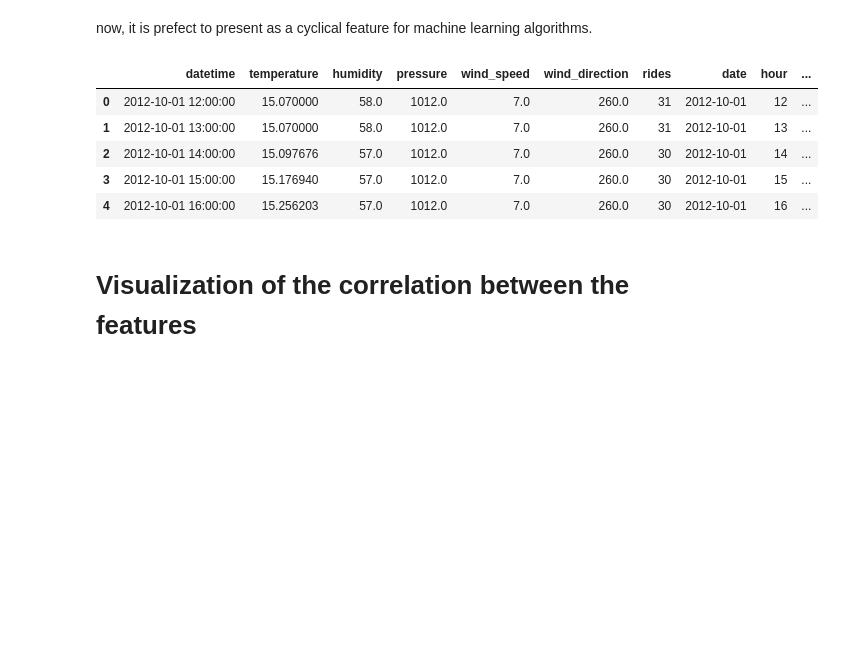
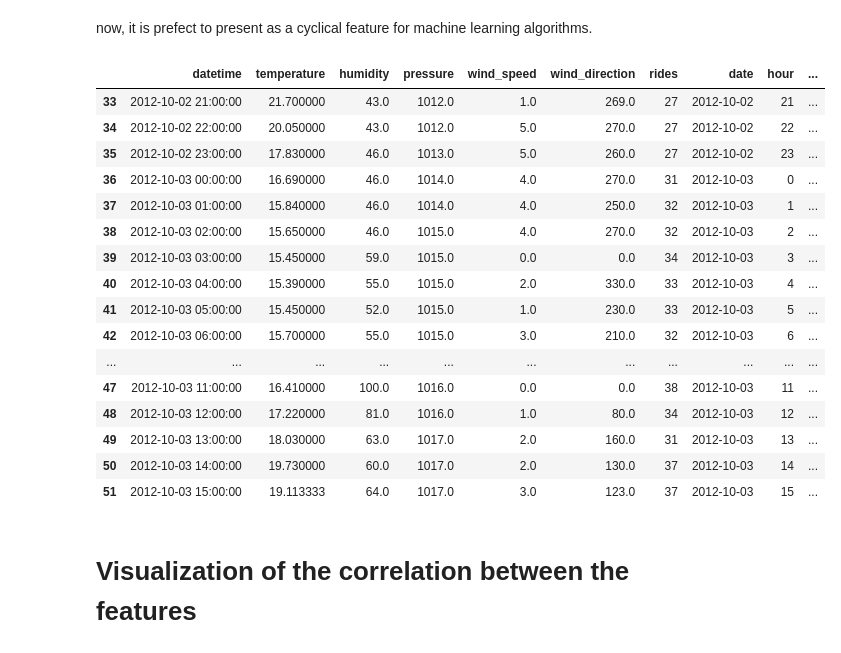
Before and after one commit to Negah20/CEBD1260-ANALITICAL, a Jupyter notebook: project/code/data-cleaning-weather-par2.ipynb, the cells around one changed output. Saved outputs shown, nothing was run; the diff lists cells and outputs as text; code cells hidden in the pictures; blank space fills up the shorter version.

```diff
--- a/project/code/data-cleaning-weather-par2.ipynb
+++ b/project/code/data-cleaning-weather-par2.ipynb
@@ -275,11 +280,2 @@ total_data.plot.scatter('hour_sin','hour_cos').set_aspect('equal')
 # %% [markdown]
 now, it is prefect to present as a cyclical feature for machine learning algorithms.
-# %%
-total_data.head(5)
-# %% [output]
-|  | datetime | temperature | humidity | pressure | wind_speed | wind_direction | rides | date | hour | ... |
-| 0 | 2012-10-01 12:00:00 | 15.070000 | 58.0 | 1012.0 | 7.0 | 260.0 | 31 | 2012-10-01 | 12 | ... |
-| 1 | 2012-10-01 13:00:00 | 15.070000 | 58.0 | 1012.0 | 7.0 | 260.0 | 31 | 2012-10-01 | 13 | ... |
-| 2 | 2012-10-01 14:00:00 | 15.097676 | 57.0 | 1012.0 | 7.0 | 260.0 | 30 | 2012-10-01 | 14 | ... |
-| 3 | 2012-10-01 15:00:00 | 15.176940 | 57.0 | 1012.0 | 7.0 | 260.0 | 30 | 2012-10-01 | 15 | ... |
-| 4 | 2012-10-01 16:00:00 | 15.256203 | 57.0 | 1012.0 | 7.0 | 260.0 | 30 | 2012-10-01 | 16 | ... |
@@ -286,3 +285,23 @@ total_data.head(5)
+# %%
+total_data[33:52]
+# %% [output]
+|  | datetime | temperature | humidity | pressure | wind_speed | wind_direction | rides | date | hour | ... |
+| 33 | 2012-10-02 21:00:00 | 21.700000 | 43.0 | 1012.0 | 1.0 | 269.0 | 27 | 2012-10-02 | 21 | ... |
+| 34 | 2012-10-02 22:00:00 | 20.050000 | 43.0 | 1012.0 | 5.0 | 270.0 | 27 | 2012-10-02 | 22 | ... |
+| 35 | 2012-10-02 23:00:00 | 17.830000 | 46.0 | 1013.0 | 5.0 | 260.0 | 27 | 2012-10-02 | 23 | ... |
+| 36 | 2012-10-03 00:00:00 | 16.690000 | 46.0 | 1014.0 | 4.0 | 270.0 | 31 | 2012-10-03 | 0 | ... |
+| 37 | 2012-10-03 01:00:00 | 15.840000 | 46.0 | 1014.0 | 4.0 | 250.0 | 32 | 2012-10-03 | 1 | ... |
+| 38 | 2012-10-03 02:00:00 | 15.650000 | 46.0 | 1015.0 | 4.0 | 270.0 | 32 | 2012-10-03 | 2 | ... |
+| 39 | 2012-10-03 03:00:00 | 15.450000 | 59.0 | 1015.0 | 0.0 | 0.0 | 34 | 2012-10-03 | 3 | ... |
+| 40 | 2012-10-03 04:00:00 | 15.390000 | 55.0 | 1015.0 | 2.0 | 330.0 | 33 | 2012-10-03 | 4 | ... |
+| 41 | 2012-10-03 05:00:00 | 15.450000 | 52.0 | 1015.0 | 1.0 | 230.0 | 33 | 2012-10-03 | 5 | ... |
+| 42 | 2012-10-03 06:00:00 | 15.700000 | 55.0 | 1015.0 | 3.0 | 210.0 | 32 | 2012-10-03 | 6 | ... |
+| ... | ... | ... | ... | ... | ... | ... | ... | ... | ... | ... |
+| 47 | 2012-10-03 11:00:00 | 16.410000 | 100.0 | 1016.0 | 0.0 | 0.0 | 38 | 2012-10-03 | 11 | ... |
+| 48 | 2012-10-03 12:00:00 | 17.220000 | 81.0 | 1016.0 | 1.0 | 80.0 | 34 | 2012-10-03 | 12 | ... |
+| 49 | 2012-10-03 13:00:00 | 18.030000 | 63.0 | 1017.0 | 2.0 | 160.0 | 31 | 2012-10-03 | 13 | ... |
+| 50 | 2012-10-03 14:00:00 | 19.730000 | 60.0 | 1017.0 | 2.0 | 130.0 | 37 | 2012-10-03 | 14 | ... |
+| 51 | 2012-10-03 15:00:00 | 19.113333 | 64.0 | 1017.0 | 3.0 | 123.0 | 37 | 2012-10-03 | 15 | ... |
 # %% [markdown]
 
 # Visualization of the correlation between the features
```
Also changed, not shown: parts of 27 cells of this notebook.
